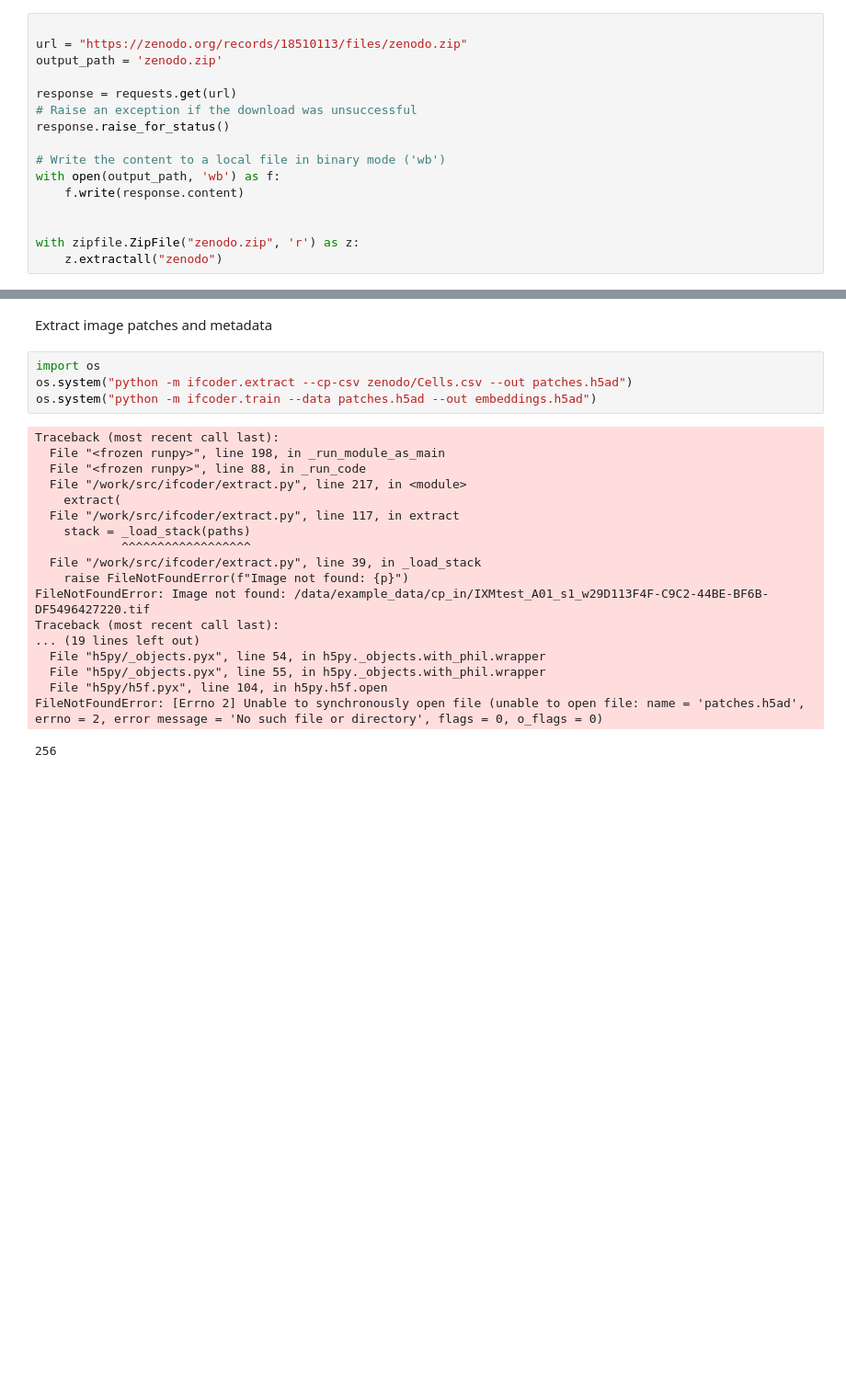
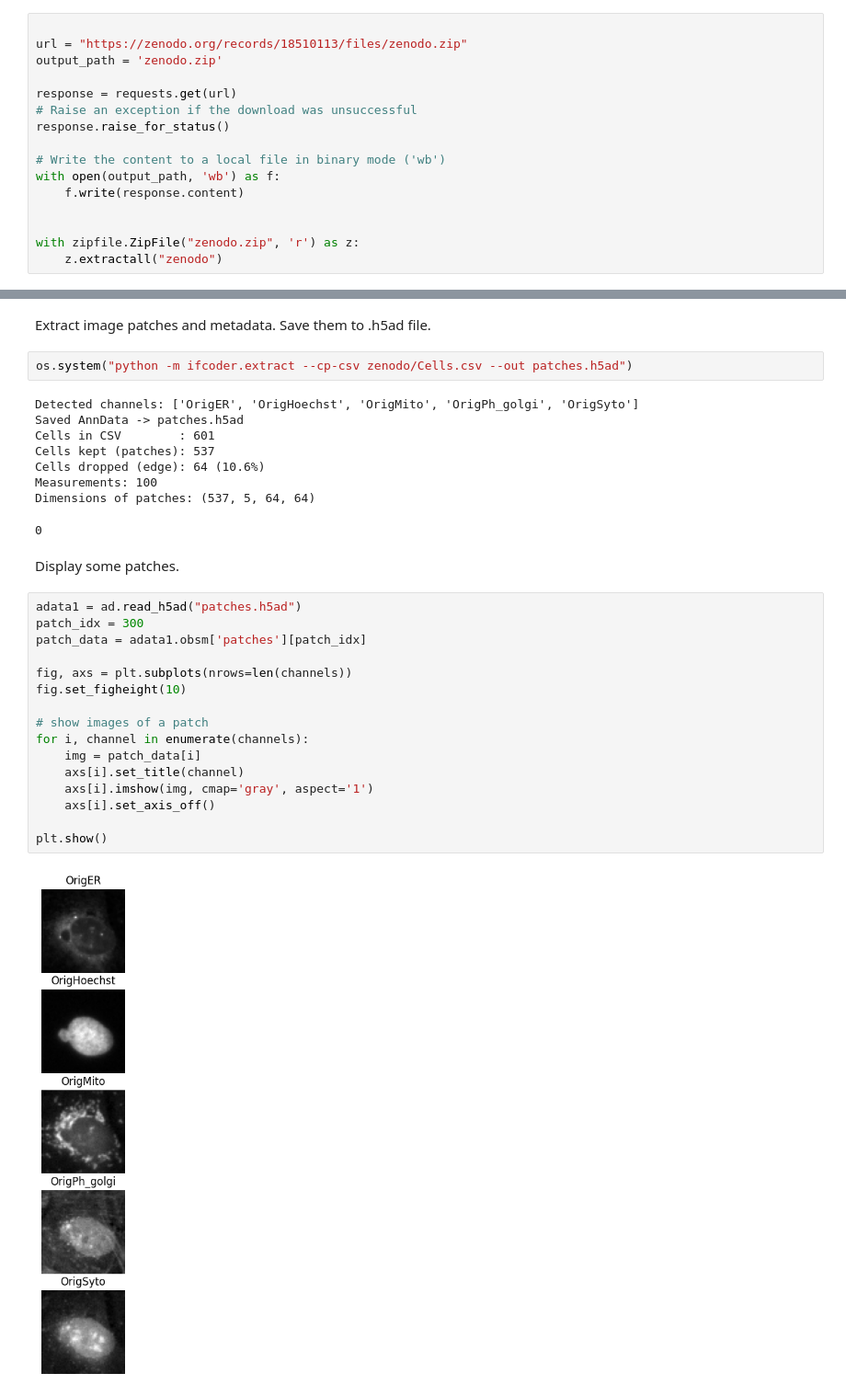
Before and after one commit to msfuji/IFcoder, a Jupyter notebook: examples/ifcoder_example.ipynb, the cells around one changed output, grey strips where cells are left out. Shown at 92% size. Saved outputs shown, nothing was run; the diff lists cells and outputs as text; blank space fills up the shorter version.

```diff
--- a/examples/ifcoder_example.ipynb
+++ b/examples/ifcoder_example.ipynb
@@ -24,25 +58,33 @@ with zipfile.ZipFile("zenodo.zip", 'r') as z:
 # %% [markdown]
-Extract image patches and metadata
+Extract image patches and metadata. Save them to .h5ad file.
 # %%
-import os
 os.system("python -m ifcoder.extract --cp-csv zenodo/Cells.csv --out patches.h5ad")
-os.system("python -m ifcoder.train --data patches.h5ad --out embeddings.h5ad")
 # %% [output]
-Traceback (most recent call last):
-  File "<frozen runpy>", line 198, in _run_module_as_main
-  File "<frozen runpy>", line 88, in _run_code
-  File "/work/src/ifcoder/extract.py", line 217, in <module>
-    extract(
-  File "/work/src/ifcoder/extract.py", line 117, in extract
-    stack = _load_stack(paths)
-            ^^^^^^^^^^^^^^^^^^
-  File "/work/src/ifcoder/extract.py", line 39, in _load_stack
-    raise FileNotFoundError(f"Image not found: {p}")
-FileNotFoundError: Image not found: /data/example_data/cp_in/IXMtest_A01_s1_w29D113F4F-C9C2-44BE-BF6B-DF5496427220.tif
-Traceback (most recent call last):
-... (19 lines left out)
-  File "h5py/_objects.pyx", line 54, in h5py._objects.with_phil.wrapper
-  File "h5py/_objects.pyx", line 55, in h5py._objects.with_phil.wrapper
-  File "h5py/h5f.pyx", line 104, in h5py.h5f.open
-FileNotFoundError: [Errno 2] Unable to synchronously open file (unable to open file: name = 'patches.h5ad', errno = 2, error message = 'No such file or directory', flags = 0, o_flags = 0)
+Detected channels: ['OrigER', 'OrigHoechst', 'OrigMito', 'OrigPh_golgi', 'OrigSyto']
+Saved AnnData -> patches.h5ad
+Cells in CSV        : 601
+Cells kept (patches): 537
+Cells dropped (edge): 64 (10.6%)
+Measurements: 100
+Dimensions of patches: (537, 5, 64, 64)
-256
+0
+# %% [markdown]
+Display some patches.
+# %%
+adata1 = ad.read_h5ad("patches.h5ad")
+patch_idx = 300
+patch_data = adata1.obsm['patches'][patch_idx]
+
+fig, axs = plt.subplots(nrows=len(channels))
+fig.set_figheight(10)
+
+# show images of a patch
+for i, channel in enumerate(channels):
+    img = patch_data[i]
+    axs[i].set_title(channel)
+    axs[i].imshow(img, cmap='gray', aspect='1')
+    axs[i].set_axis_off()
+
+plt.show()
+# %% [output]
+[figure, added]
```
Also changed, not shown: parts of 11 cells of this notebook.
